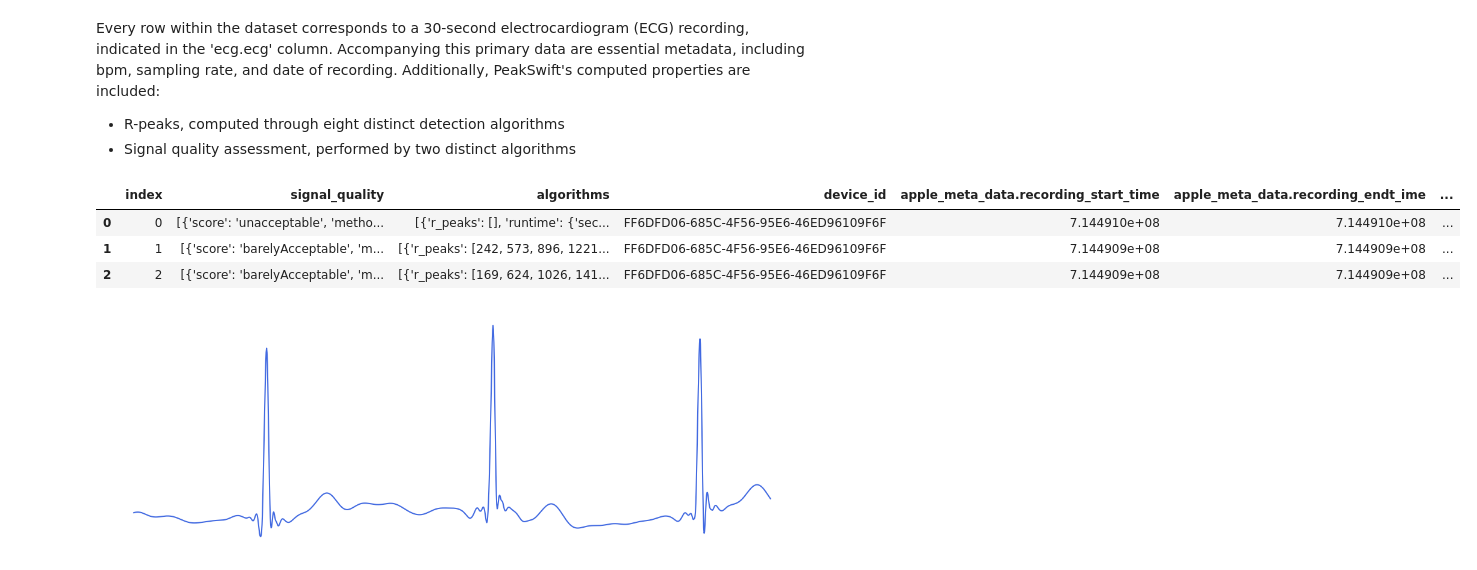
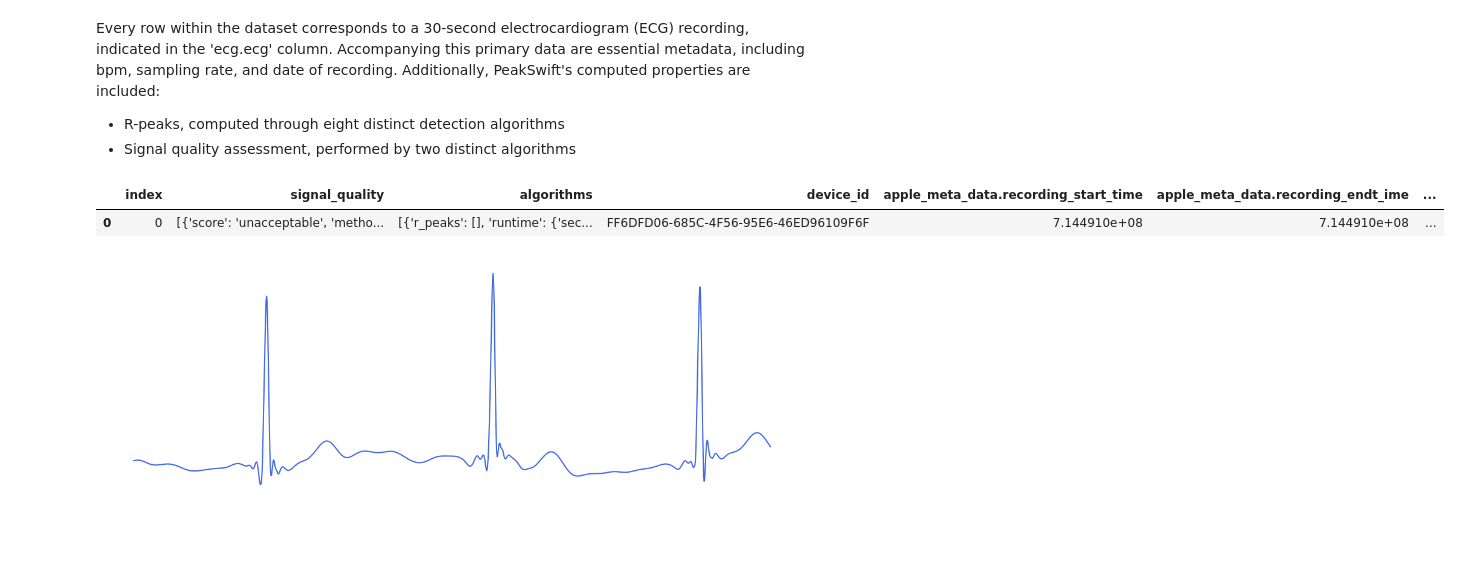
Before and after one commit to CardioKit/PeakWatch, a Jupyter notebook: analysis/analysis.ipynb, the cells around one changed output. Saved outputs shown, nothing was run; the diff lists cells and outputs as text; code cells hidden in the pictures; blank space fills up the shorter version.

```diff
--- a/analysis/analysis.ipynb
+++ b/analysis/analysis.ipynb
@@ -34,25 +34,28 @@ PIL 9.4.0 appnope 0.1.3 asttokens NA backcall 0.2.0 cffi 1.15.1 comm 0.1.2 cycle
 # %% [markdown]
 The JSON-formatted exported data from the PeakWatch demo application must be located within the './data' directory.
 # %%
-files = glob.glob("./data/*.json")
-df = pd.DataFrame()
-events = pd.DataFrame()
-for k in files:
-    f = json.load(open(k))
-    df = pd.concat([df, pd.json_normalize(f['ecgs'])])
-df = df.reset_index()
+def load_data(path="./data/*.json"):
+    files = glob.glob(path)
+    df = pd.DataFrame()
+    events = pd.DataFrame()
+    for k in files:
+        f = json.load(open(k))
+        df = pd.concat([df, pd.json_normalize(f['ecgs'])])
+    df = df.reset_index()
+    return df
 # %% [markdown]
 Every row within the dataset corresponds to a 30-second electrocardiogram (ECG) recording, indicated in the 'ecg.ecg' column. Accompanying this primary data are essential metadata, including bpm, sampling rate, and date of recording. Additionally, PeakSwift's computed properties are included:
 
 - R-peaks, computed through eight distinct detection algorithms
 - Signal quality assessment, performed by two distinct algorithms
+# %%
+df = load_data()
+df_os = load_data("./data/open-source/*.json")
 # %%
-df.head(3)
+df.head(1)
 # %% [output]
 |  | index | signal_quality | algorithms | device_id | apple_meta_data.recording_start_time | apple_meta_data.recording_endt_ime | ... |
 | 0 | 0 | [{'score': 'unacceptable', 'metho... | [{'r_peaks': [], 'runtime': {'sec... | FF6DFD06-685C-4F56-95E6-46ED96109F6F | 7.144910e+08 | 7.144910e+08 | ... |
-| 1 | 1 | [{'score': 'barelyAcceptable', 'm... | [{'r_peaks': [242, 573, 896, 1221... | FF6DFD06-685C-4F56-95E6-46ED96109F6F | 7.144909e+08 | 7.144909e+08 | ... |
-| 2 | 2 | [{'score': 'barelyAcceptable', 'm... | [{'r_peaks': [169, 624, 1026, 141... | FF6DFD06-685C-4F56-95E6-46ED96109F6F | 7.144909e+08 | 7.144909e+08 | ... |
 # %%
 plt.figure(figsize=(15, 5))
 plt.plot(df['ecg.ecg'][43][2000:3536], c='royalblue')
```
Also changed, not shown: parts of 41 cells of this notebook.
